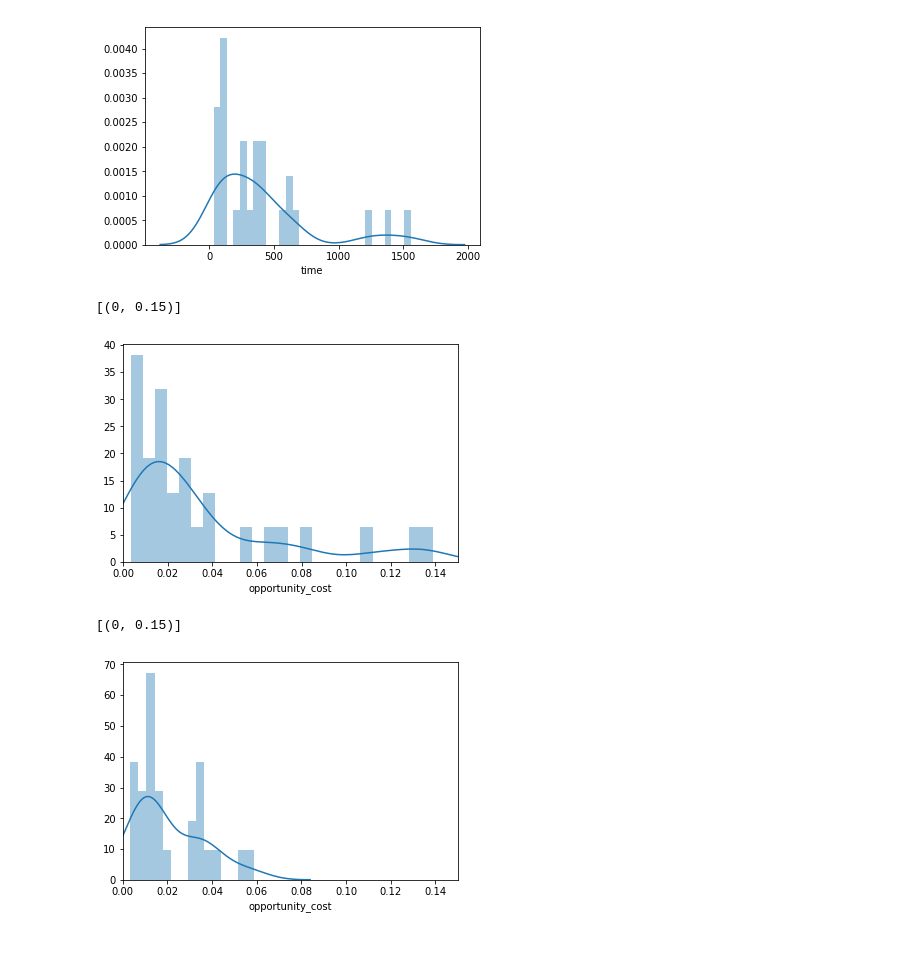
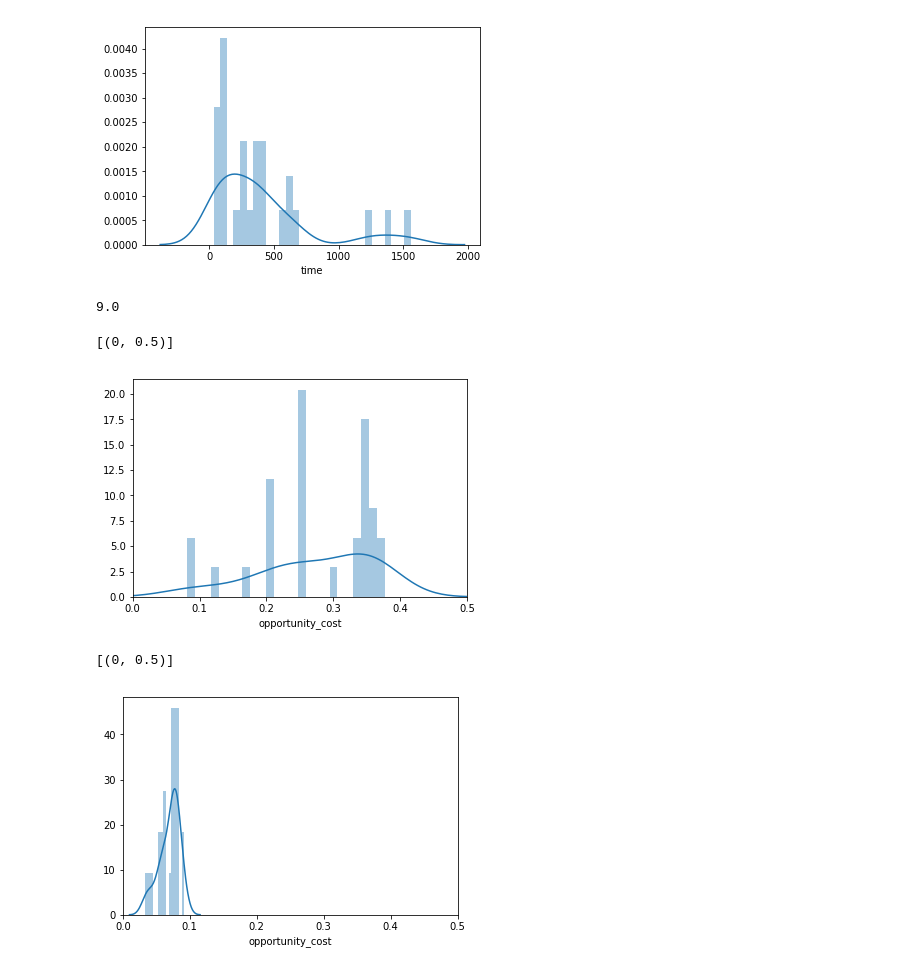
Before and after one commit to nandanrao/perceived-bargaining, a Jupyter notebook: experiments/slow-fast.ipynb, the cells around one changed output. Cells and saved outputs as stored; diff of their text form; code cells hidden in the pictures.

```diff
--- a/experiments/slow-fast.ipynb
+++ b/experiments/slow-fast.ipynb
@@ -32,7 +30,6 @@ won = lambda b: len([i for i in b if i['result'] == 'win']) > 0
 # %%
 from scipy.stats import beta
 
-l = list(coll.find({ 'version': '0.5'}))
 w = [won(i['boxes'][1]) for i in l]
 t = [i['treatment']['ab'] for i in l]
 time = [get_spread(d).total_seconds() for d in l]
@@ -48,12 +45,30 @@ df = pd.DataFrame({
 })
 
 
+prize = 5
 posterior = lambda n: beta.mean(1,1 + n)
+c = lambda rho: lambda p: (prize**(1-rho) * p - p + 1)**(1/(1 - rho))
+# c = lambda rho: lambda p: p**(1/(1-rho)) * prize
+# c = lambda rho: lambda p: prize**p
+# opportunity cost per second
+# (5p - p + 1)/rolltime
+# vs -- that +1 messes it up!
+# p*5/roll_time
 
-# opportunity cost per second
-df['opportunity_cost'] = df.rolls.map(posterior) * 5/df.roll_time
+
+df['opportunity_cost'] = df.rolls.map(posterior).map(c(2.)) / df.roll_time
+# df['opportunity_cost_linear'] = df.rolls.map(posterior).map(c(0)) / df.roll_time
+df['opportunity_cost_linear'] = df.rolls.map(posterior) * prize / df.roll_time
+
+
+df = df.assign(group = (df.treatment == 'a').astype(int) + 1)
+df = df.assign(prize = prize )
 
 (_,a),(_,b) = df[df.won == False].groupby('treatment')
+
+d = df[df.won == False]
+
+d
 # %%
 from pystan import StanModel
 
@@ -100,0 +124,10 @@ MannwhitneyuResult(statistic=317.5, pvalue=0.080049587162322633)
+# %%
+import matplotlib.pyplot as plt
+
+sns.set(font = 'serif', style = 'whitegrid')
+sns.distplot(means.A, label = 'A')
+sns.distplot(means.B, label = 'B')
+plt.xlabel('Mean Bias')
+plt.legend()
+plt.savefig('mean-bias.pdf')
+plt.show()
@@ -108,13 +183,17 @@ sns.distplot(b.time, bins=30)
 # %% [output]
 <matplotlib.axes._subplots.AxesSubplot at 0x...>
 [figure]
+# %%
+.25/100 * 60 * 60
+# %% [output]
+9.0
 # %%
-sns.distplot(a.opportunity_cost, bins = 25).set(xlim=(0,.15))
+sns.distplot(a.opportunity_cost, bins = 25).set(xlim=(0,.5))
 # %% [output]
-[(0, 0.15)]
+[(0, 0.5)]
-[figure, old version]
+[figure, new version]
 # %%
-sns.distplot(b.opportunity_cost, bins = 15).set(xlim=(0,.15))
+sns.distplot(b.opportunity_cost, bins = 15).set(xlim=(0,.5))
 # %% [output]
-[(0, 0.15)]
+[(0, 0.5)]
-[figure, old version]
+[figure, new version]
```
Also changed, not shown: parts of 31 cells of this notebook, 25 other files.
